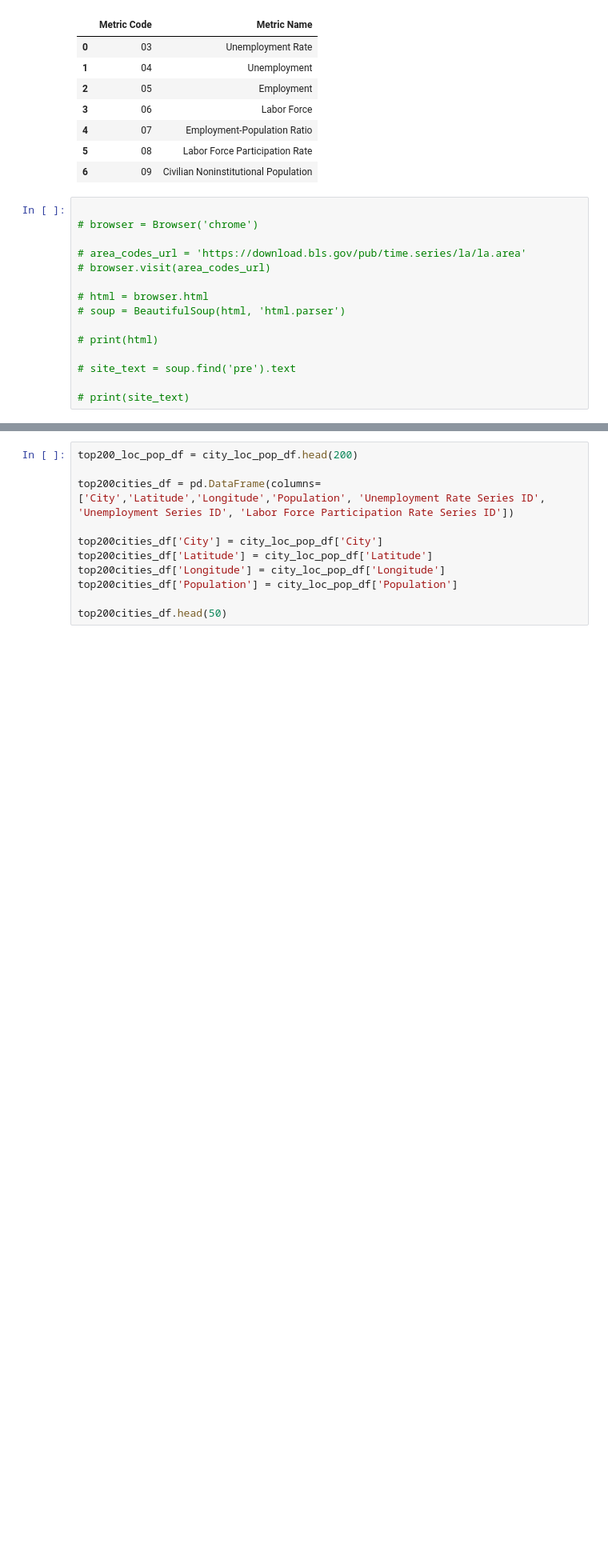
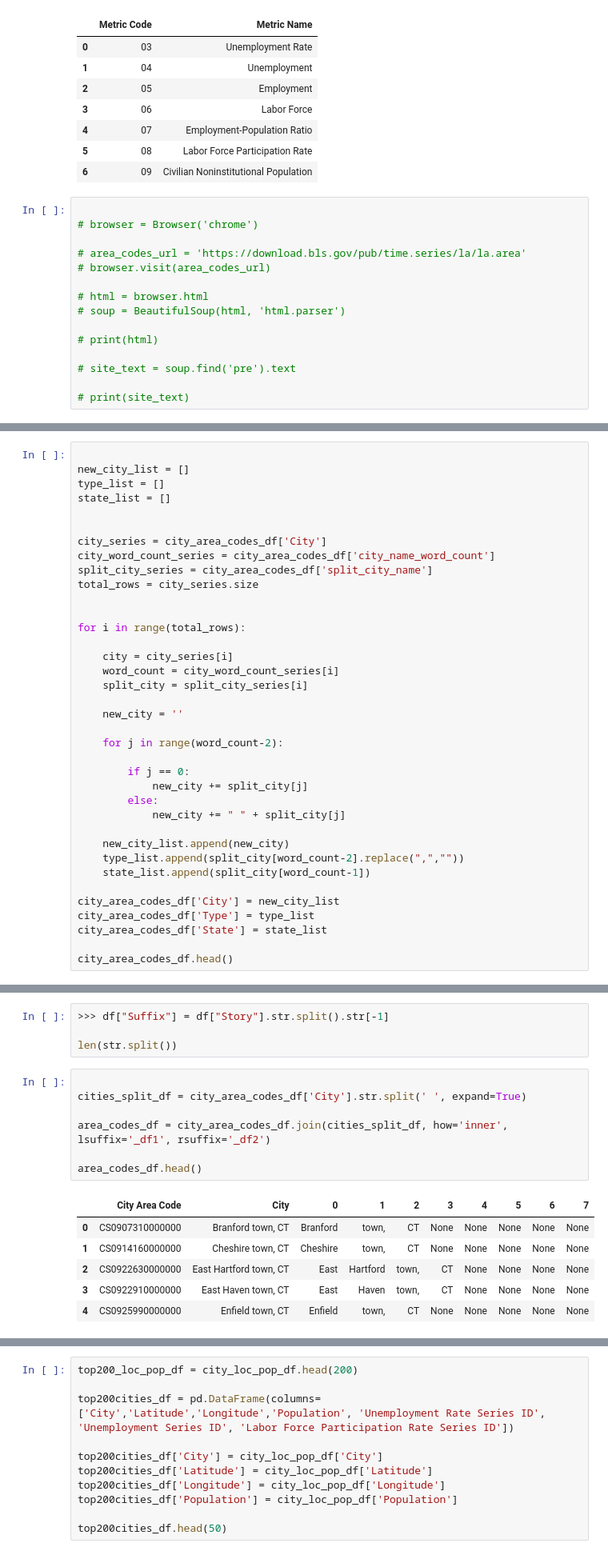
Before and after one commit to ryanmcr17/city-level-employment, a Jupyter notebook: cityDataETL/cityDataETL.ipynb, the cells around one changed output, grey strips where cells are left out. Shown at 80% size. Drawn from its saved outputs; the diff is of its cells as text; blank space fills up the shorter version.

```diff
--- a/cityDataETL/cityDataETL.ipynb
+++ b/cityDataETL/cityDataETL.ipynb
@@ -112,0 +196,37 @@ metric_df.head(10)
+# %%
+
+new_city_list = []
+type_list = []
+state_list = []
+
+
+city_series = city_area_codes_df['City']
+city_word_count_series = city_area_codes_df['city_name_word_count']
+split_city_series = city_area_codes_df['split_city_name']
+total_rows = city_series.size
+
+
+for i in range(total_rows):
+
+    city = city_series[i]
+    word_count = city_word_count_series[i]
+    split_city = split_city_series[i]
+
+    new_city = ''
+
+    for j in range(word_count-2):
+
+        if j == 0:
+            new_city += split_city[j]
+        else:
+            new_city += " " + split_city[j]
+
+    new_city_list.append(new_city)
+    type_list.append(split_city[word_count-2].replace(",",""))
+    state_list.append(split_city[word_count-1])
+
+city_area_codes_df['City'] = new_city_list
+city_area_codes_df['Type'] = type_list
+city_area_codes_df['State'] = state_list
+
+city_area_codes_df.head()
@@ -112,0 +257,18 @@ metric_df.head(10)
+# %%
+>>> df["Suffix"] = df["Story"].str.split().str[-1]
+
+len(str.split())
+# %%
+
+cities_split_df = city_area_codes_df['City'].str.split(' ', expand=True)
+
+area_codes_df = city_area_codes_df.join(cities_split_df, how='inner', lsuffix='_df1', rsuffix='_df2')
+
+area_codes_df.head()
+# %% [output]
+|  | City Area Code | City | 0 | 1 | 2 | 3 | 4 | 5 | 6 | 7 |
+| 0 | CS0907310000000 | Branford town, CT | Branford | town, | CT | None | None | None | None | None |
+| 1 | CS0914160000000 | Cheshire town, CT | Cheshire | town, | CT | None | None | None | None | None |
+| 2 | CS0922630000000 | East Hartford town, CT | East | Hartford | town, | CT | None | None | None | None |
+| 3 | CS0922910000000 | East Haven town, CT | East | Haven | town, | CT | None | None | None | None |
+| 4 | CS0925990000000 | Enfield town, CT | Enfield | town, | CT | None | None | None | None | None |
```
Also changed, not shown: parts of 13 cells of this notebook, 5 other files.
